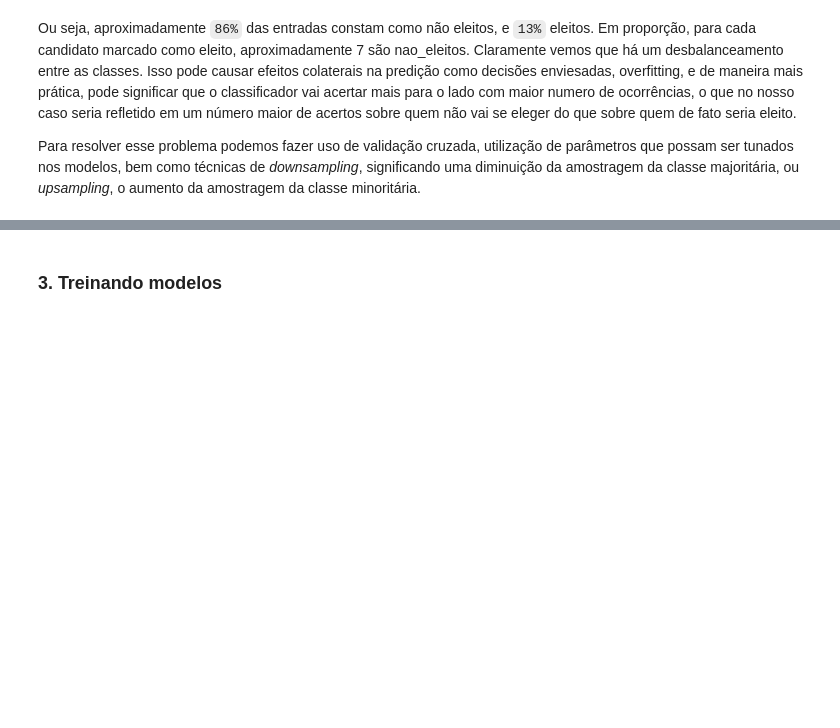
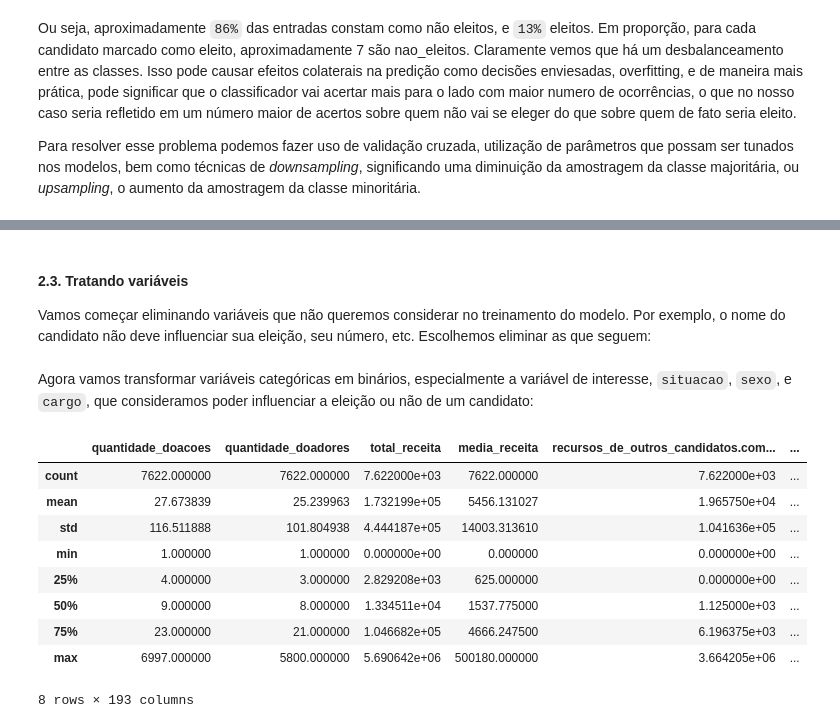
Before and after one commit to liliarsampaio/machine-learning, a Jupyter notebook: task4-classifier/tarefa4-classifier.ipynb, the cells around one changed output, grey strips where cells are left out. Cells and saved outputs as stored; diff of their text form; code cells hidden in the pictures; blank space fills up the shorter version.

````diff
--- a/task4-classifier/tarefa4-classifier.ipynb
+++ b/task4-classifier/tarefa4-classifier.ipynb
@@ -127,3 +126,7 @@ Para resolver esse problema podemos fazer uso de validação cruzada, utilizaç
+# %% [markdown]
+#### 2.3. Tratando variáveis
+
+Vamos começar eliminando variáveis que não queremos considerar no treinamento do modelo. Por exemplo, o nome do candidato não deve influenciar sua eleição, seu número, etc. Escolhemos eliminar as que seguem:
 # %%
 train.drop(['nome'], axis=1, inplace=True)
 train.drop(['uf'], axis=1, inplace=True)
@@ -131,15 +134,21 @@ train.drop(['partido'], axis=1, inplace=True)
 train.drop(['cargo'], axis=1, inplace=True)
 train.drop(['grau'], axis=1, inplace=True)
 train.drop(['estado_civil'], axis=1, inplace=True)
-train.drop(['ocupacao'], axis=1, inplace=True)
-train.drop(['sexo'], axis=1, inplace=True)
 train.drop(['sequencial_candidato'], axis=1, inplace=True)
 train.drop(['ano'], axis=1, inplace=True)
-# %% [markdown]
-### 3. Treinando modelos
-# %%
-train = pd.get_dummies(train)
-train.drop(['situacao_nao_eleito'], axis=1, inplace=True)
-
-X_train = train.loc[:, train.columns != 'situacao_eleito']
-y_train = train.situacao_eleito
+# %% [markdown]
+Agora vamos transformar variáveis categóricas em binários, especialmente a variável de interesse, ```situacao```, ```sexo```, e ```cargo```, que consideramos poder influenciar a eleição ou não de um candidato:
+# %%
+train = pd.get_dummies(train)
+train.describe()
+# %% [output]
+|  | quantidade_doacoes | quantidade_doadores | total_receita | media_receita | recursos_de_outros_candidatos.com... | ... |
+| count | 7622.000000 | 7622.000000 | 7.622000e+03 | 7622.000000 | 7.622000e+03 | ... |
+| mean | 27.673839 | 25.239963 | 1.732199e+05 | 5456.131027 | 1.965750e+04 | ... |
+| std | 116.511888 | 101.804938 | 4.444187e+05 | 14003.313610 | 1.041636e+05 | ... |
+| min | 1.000000 | 1.000000 | 0.000000e+00 | 0.000000 | 0.000000e+00 | ... |
+| 25% | 4.000000 | 3.000000 | 2.829208e+03 | 625.000000 | 0.000000e+00 | ... |
+| 50% | 9.000000 | 8.000000 | 1.334511e+04 | 1537.775000 | 1.125000e+03 | ... |
+| 75% | 23.000000 | 21.000000 | 1.046682e+05 | 4666.247500 | 6.196375e+03 | ... |
+| max | 6997.000000 | 5800.000000 | 5.690642e+06 | 500180.000000 | 3.664205e+06 | ... |
+8 rows × 193 columns
````
Also changed, not shown: parts of 68 cells of this notebook, 1 other file.
